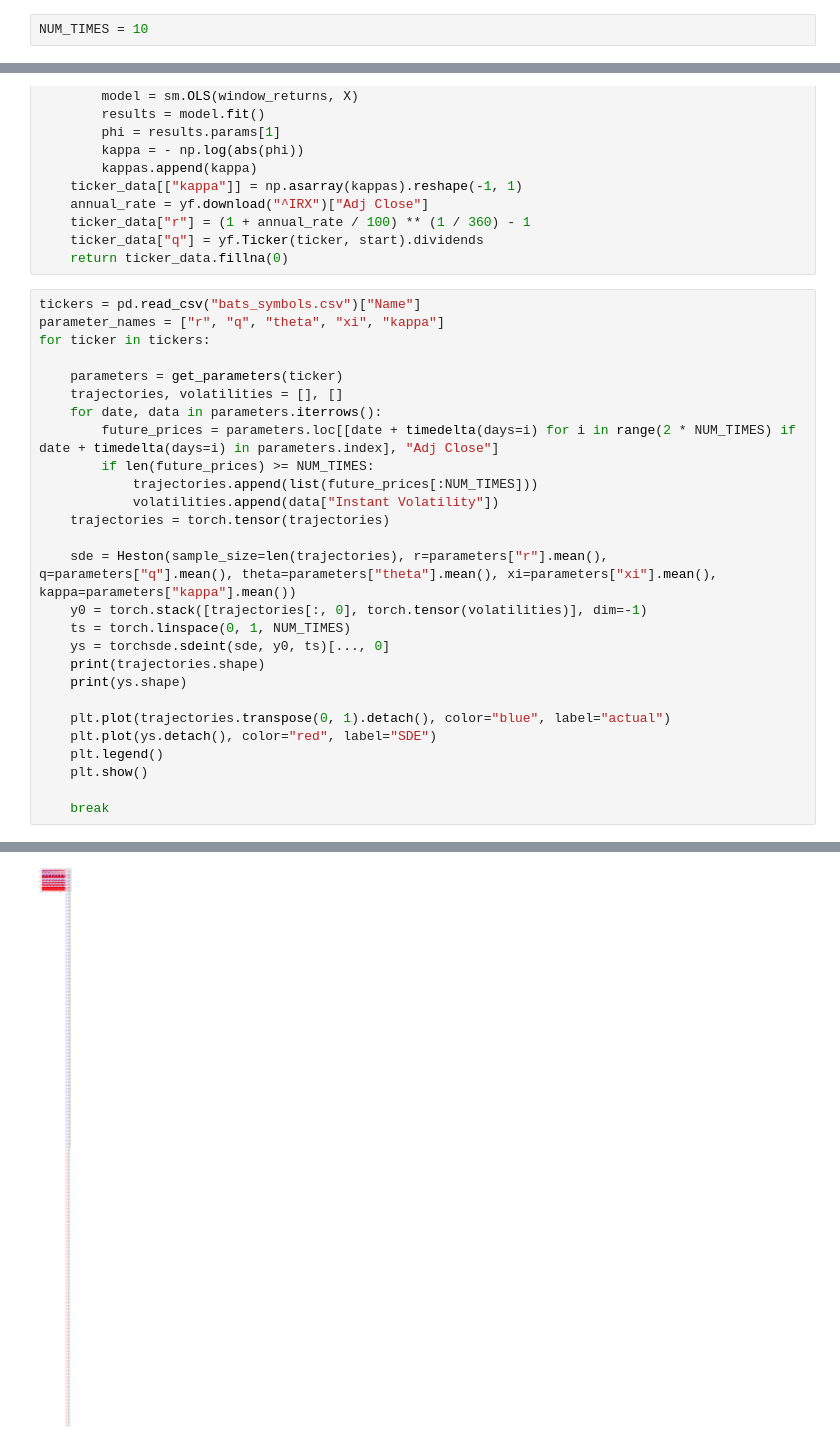
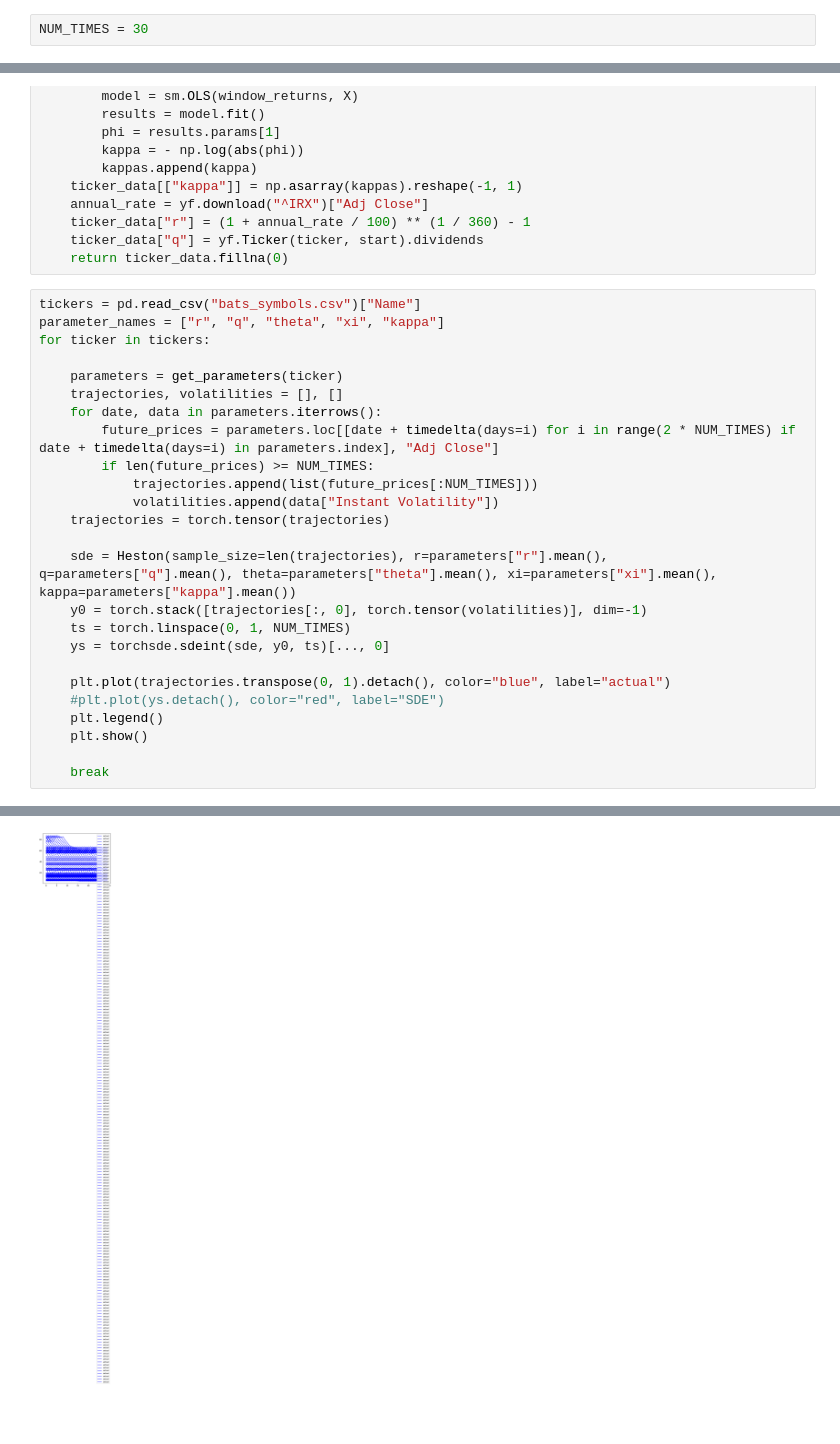
Before and after one commit to viviankessler/neural-sde, a Jupyter notebook: heston_process.ipynb, the cells around one changed output, grey strips where cells are left out. Saved outputs shown, nothing was run; the diff lists cells and outputs as text; blank space fills up the shorter version.

```diff
--- a/heston_process.ipynb
+++ b/heston_process.ipynb
@@ -12,7 +12,7 @@ import matplotlib.pyplot as plt
 # %% [markdown]
 ![image.png](attachment:image.png)
 # %%
-NUM_TIMES = 10
+NUM_TIMES = 30
 # %% [markdown]
 The idea is to train a model that learns to distinguish between
 * real-world stock prices
@@ -92,11 +92,9 @@ for ticker in tickers:
     y0 = torch.stack([trajectories[:, 0], torch.tensor(volatilities)], dim=-1)
     ts = torch.linspace(0, 1, NUM_TIMES)
     ys = torchsde.sdeint(sde, y0, ts)[..., 0]
-    print(trajectories.shape)
-    print(ys.shape)
 
     plt.plot(trajectories.transpose(0, 1).detach(), color="blue", label="actual")
-    plt.plot(ys.detach(), color="red", label="SDE")
+    #plt.plot(ys.detach(), color="red", label="SDE")
     plt.legend()
     plt.show()
 
@@ -110 +106 @@ torch.Size([10, 213])
-[figure, old version]
+[figure, new version]
```
Also changed, not shown: parts of 1 cell of this notebook, 3 other files.
